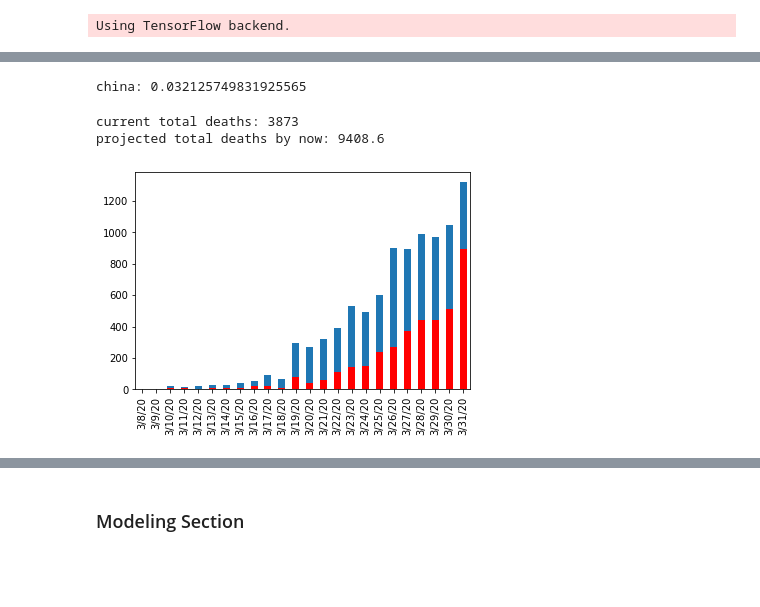
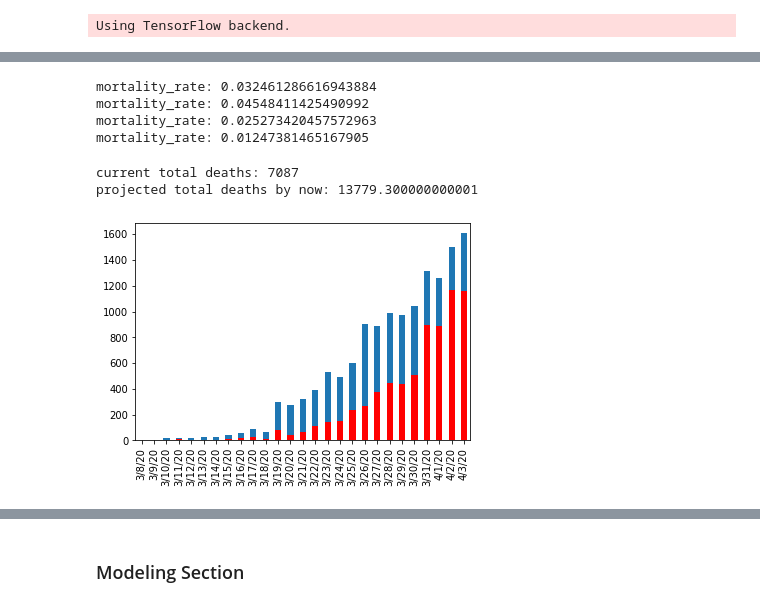
Before and after one commit to darkmajere/COVID-19, a Jupyter notebook: track_corona.ipynb, the cells around one changed output, grey strips where cells are left out. Saved outputs shown, nothing was run; the diff lists cells and outputs as text; code cells hidden in the pictures; blank space fills up the shorter version.

```diff
--- a/track_corona.ipynb
+++ b/track_corona.ipynb
@@ -75,30 +75,27 @@ vis_cases(china,usa,italy,twin=28) ## Lets see the case increase in different co
 # vis_cases(china2,usa2,italy2,twin=28) ## Now see the recovery speeds
 # %%
 def calculate_mortal_rate(dt1,dt2):
-    print("morta:",(dt2.iloc[:,4:].sum()/dt1.iloc[:,4:].sum()).mean())
+    print("mortality_rate:",(dt2.iloc[:,4:].sum()/dt1.iloc[:,4:].sum()).mean())
 
 calculate_mortal_rate(china,china_deth)
 calculate_mortal_rate(italy,italy_deth)
 calculate_mortal_rate(spain,spain_deth)
 calculate_mortal_rate(usa,usa_deth)
-
-
-# print("china:",(china_deth.iloc[:,4:].sum()/china.iloc[:,4:].sum()).mean())
-# print("italy:",(italy_deth.iloc[:,4:].sum()/italy.iloc[:,4:].sum()).mean())
-# print("spain:",(spain_deth.iloc[:,4:].sum()/spain.iloc[:,4:].sum()).mean())
-# print("usa:",(usa_deth.iloc[:,4:].sum()/usa.iloc[:,4:].sum()).mean())
 # %% [output]
-china: 0.032125749831925565
+mortality_rate: 0.032461286616943884
+mortality_rate: 0.04548411425490992
+mortality_rate: 0.025273420457572963
+mortality_rate: 0.01247381465167905
 # %%
 avg_death_rate=0.05
-(usa.iloc[:,50:].sum().diff()*death_rate).plot.bar()
+(usa.iloc[:,50:].sum().diff()*avg_death_rate).plot.bar()
 (usa_deth.iloc[:,50:].sum().diff()).plot.bar(color='r')
 print("current total deaths: {}".format(usa_deth.iloc[:,4:].sum()[-1]))
 print("projected total deaths by now: {}".format(usa.iloc[:,4:].sum()[-1]*avg_death_rate))
 # %% [output]
-current total deaths: 3873
-projected total deaths by now: 9408.6
+current total deaths: 7087
+projected total deaths by now: 13779.300000000001
-[figure, old version]
+[figure, new version]
 # %%
 twin=21
 plt.figure(figsize=(12,8))
```
Also changed, not shown: parts of 15 cells of this notebook.
